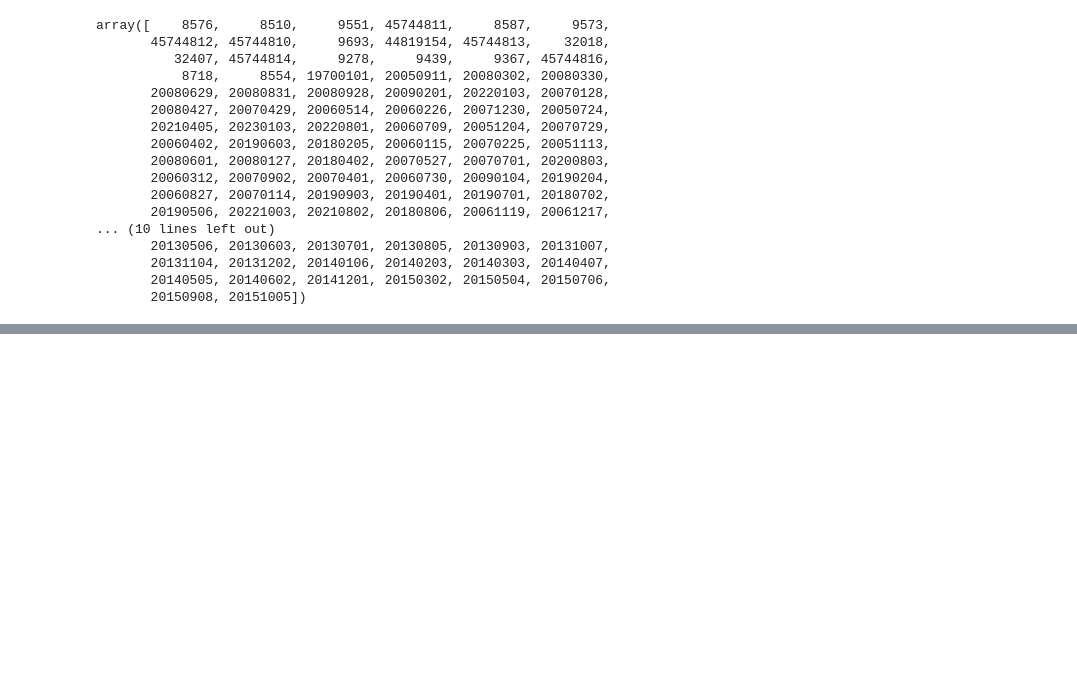
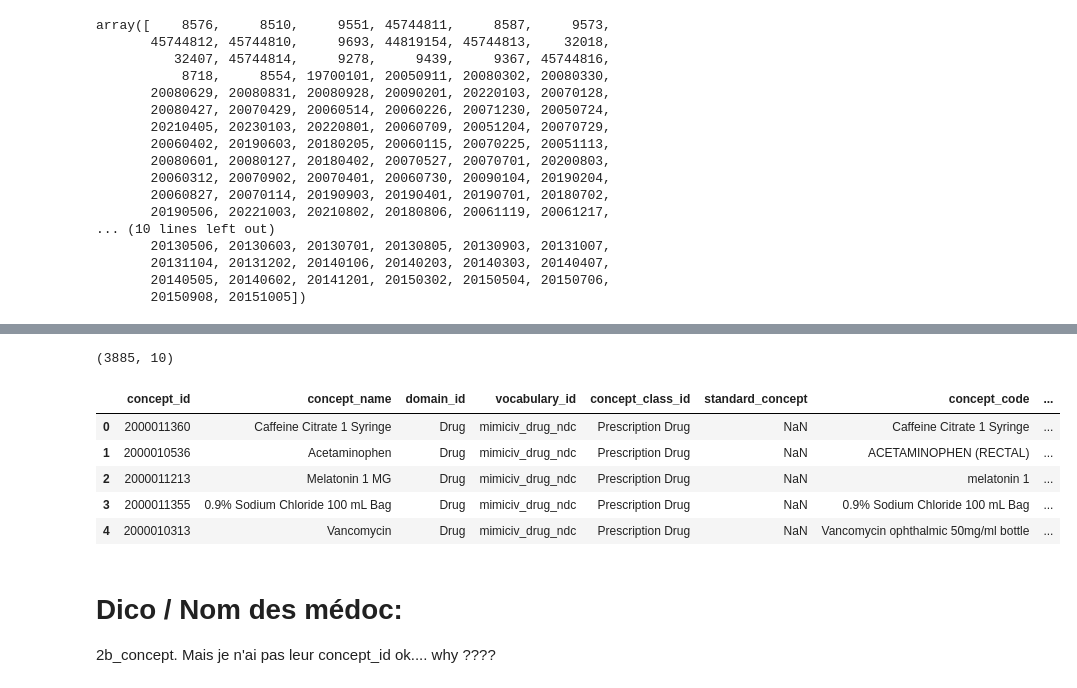
Before and after one commit to kumquat42/202402_MB_Data4Good_LinkR, a Jupyter notebook: 202402_MB_linkR_Notebook.ipynb, the cells around one changed output, grey strips where cells are left out. Drawn from its saved outputs; the diff is of its cells as text; code cells hidden in the pictures; blank space fills up the shorter version.

```diff
--- a/202402_MB_linkR_Notebook.ipynb
+++ b/202402_MB_linkR_Notebook.ipynb
@@ -526,0 +846,11 @@ array([    8576,     8510,     9551, 45744811,     8587,     9573,
+# %%
+fich = 'measurement.csv'
+mea = pd.read_csv(f'../Downloads/Data/{fich}')#, sep='\t')
+print(mea.shape) #(338550, 20)
+
+fich = '2b_concept.csv'
+twob_con = pd.read_csv(f'../Downloads/Data/{fich}')#, sep='\t')
+print(twob_con.shape) #(3885, 10)
+
+# measurement -> units ?
+# 2b_concept -W Drug name ?
@@ -526,0 +876,14 @@ array([    8576,     8510,     9551, 45744811,     8587,     9573,
+# %%
+twob_con.head()
+# %% [output]
+(3885, 10)
+|  | concept_id | concept_name | domain_id | vocabulary_id | concept_class_id | standard_concept | concept_code | ... |
+| 0 | 2000011360 | Caffeine Citrate 1 Syringe | Drug | mimiciv_drug_ndc | Prescription Drug | NaN | Caffeine Citrate 1 Syringe | ... |
+| 1 | 2000010536 | Acetaminophen | Drug | mimiciv_drug_ndc | Prescription Drug | NaN | ACETAMINOPHEN (RECTAL) | ... |
+| 2 | 2000011213 | Melatonin 1 MG | Drug | mimiciv_drug_ndc | Prescription Drug | NaN | melatonin 1 | ... |
+| 3 | 2000011355 | 0.9% Sodium Chloride 100 mL Bag | Drug | mimiciv_drug_ndc | Prescription Drug | NaN | 0.9% Sodium Chloride 100 mL Bag | ... |
+| 4 | 2000010313 | Vancomycin | Drug | mimiciv_drug_ndc | Prescription Drug | NaN | Vancomycin ophthalmic 50mg/ml bottle | ... |
+# %% [markdown]
+# Dico / Nom des médoc:
+2b_concept.
+Mais je n'ai pas leur concept_id ok.... why ????
```
Also changed, not shown: parts of 32 cells of this notebook, 1 other file.
